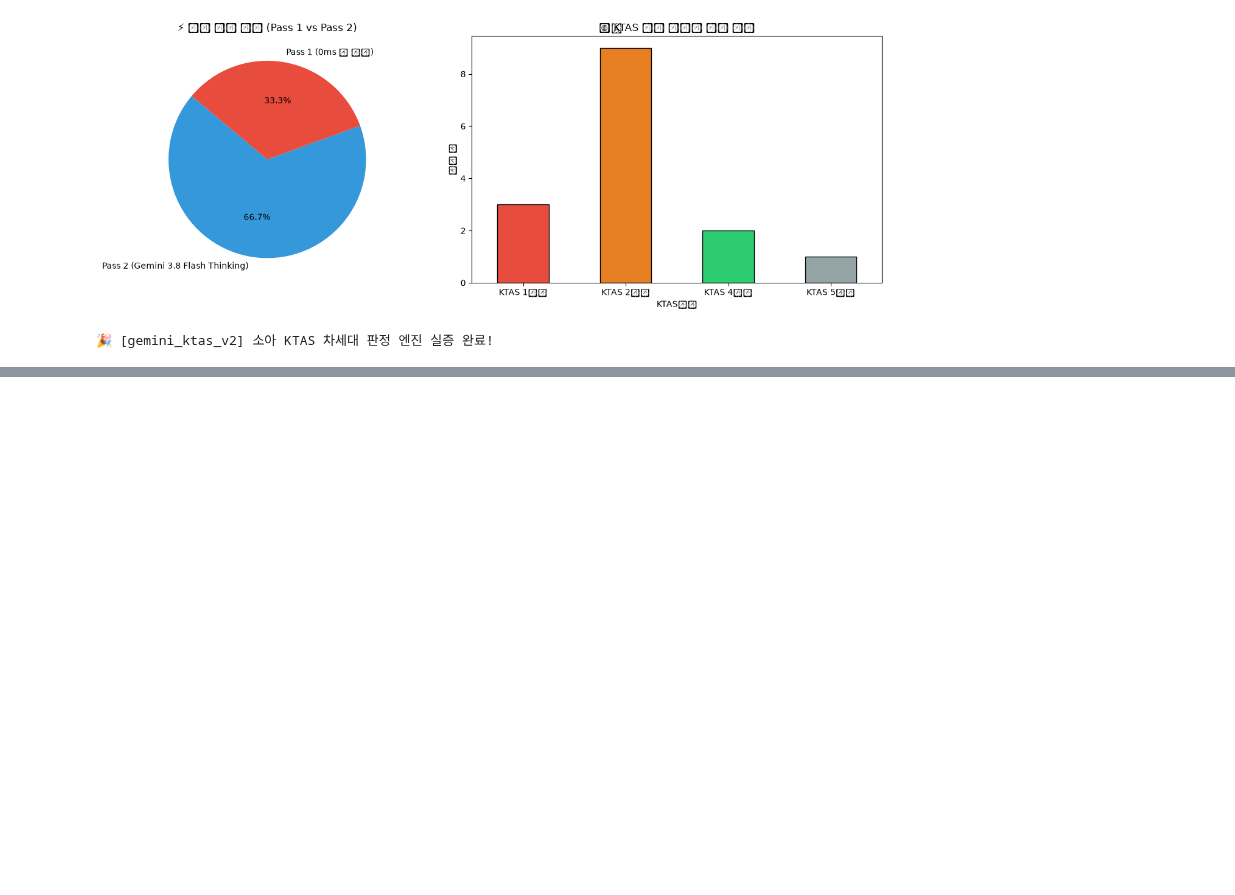
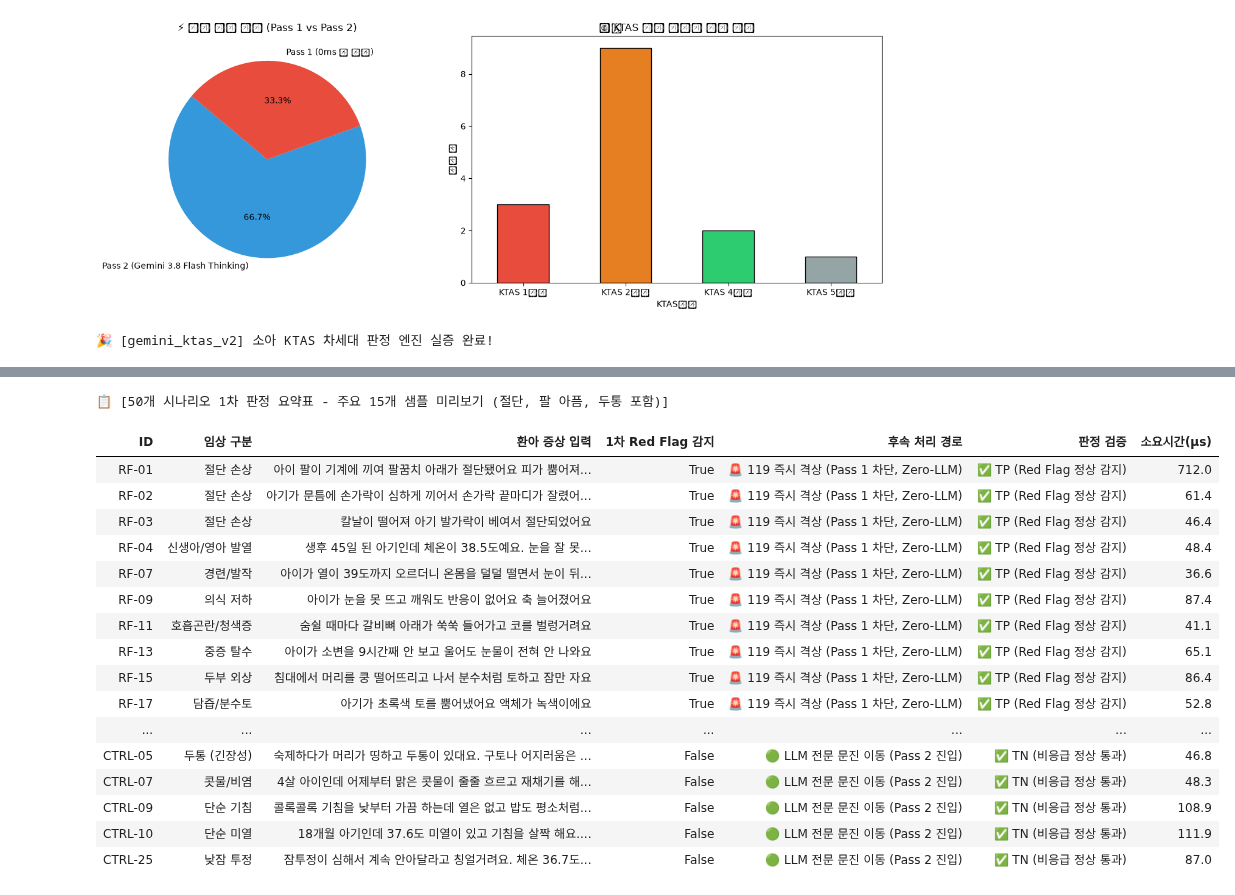
Before and after one commit to yeongsik0914/isoom, a Jupyter notebook: notebooks/gemini_ktas_v2.ipynb, the cells around one changed output, grey strips where cells are left out. Saved outputs shown, nothing was run; the diff lists cells and outputs as text; code cells hidden in the pictures; blank space fills up the shorter version.

```diff
--- a/notebooks/gemini_ktas_v2.ipynb
+++ b/notebooks/gemini_ktas_v2.ipynb
@@ -470,0 +502,27 @@ print("🎉 [gemini_ktas_v2] 소아 KTAS 차세대 판정 엔진 실증 완료!"
+# %%
+# Cell 12: 50개 임상 시나리오 전수 판정 결과 데이터프레임 출력
+print("📋 [50개 시나리오 1차 판정 요약표 - 주요 15개 샘플 미리보기 (절단, 팔 아픔, 두통 포함)]")
+sample_indices = [0, 1, 2, 3, 6, 8, 10, 12, 14, 16, 20, 24, 25, 26, 28, 29, 31, 33, 34, 49]
+display(df_50.iloc[sample_indices][['id', 'category', 'text', 'is_red', 'action', 'status', 'latency_us']].rename(columns={
+    'id': 'ID', 'category': '임상 구분', 'text': '환아 증상 입력',
+    'is_red': '1차 Red Flag 감지', 'action': '후속 처리 경로', 'status': '판정 검증', 'latency_us': '소요시간(µs)'
+}))
+# %% [output]
+📋 [50개 시나리오 1차 판정 요약표 - 주요 15개 샘플 미리보기 (절단, 팔 아픔, 두통 포함)]
+| ID | 임상 구분 | 환아 증상 입력 | 1차 Red Flag 감지 | 후속 처리 경로 | 판정 검증 | 소요시간(µs) |
+| RF-01 | 절단 손상 | 아이 팔이 기계에 끼여 팔꿈치 아래가 절단됐어요 피가 뿜어져... | True | 🚨 119 즉시 격상 (Pass 1 차단, Zero-LLM) | ✅ TP (Red Flag 정상 감지) | 712.0 |
+| RF-02 | 절단 손상 | 아기가 문틈에 손가락이 심하게 끼어서 손가락 끝마디가 잘렸어... | True | 🚨 119 즉시 격상 (Pass 1 차단, Zero-LLM) | ✅ TP (Red Flag 정상 감지) | 61.4 |
+| RF-03 | 절단 손상 | 칼날이 떨어져 아기 발가락이 베여서 절단되었어요 | True | 🚨 119 즉시 격상 (Pass 1 차단, Zero-LLM) | ✅ TP (Red Flag 정상 감지) | 46.4 |
+| RF-04 | 신생아/영아 발열 | 생후 45일 된 아기인데 체온이 38.5도예요. 눈을 잘 못... | True | 🚨 119 즉시 격상 (Pass 1 차단, Zero-LLM) | ✅ TP (Red Flag 정상 감지) | 48.4 |
+| RF-07 | 경련/발작 | 아이가 열이 39도까지 오르더니 온몸을 덜덜 떨면서 눈이 뒤... | True | 🚨 119 즉시 격상 (Pass 1 차단, Zero-LLM) | ✅ TP (Red Flag 정상 감지) | 36.6 |
+| RF-09 | 의식 저하 | 아이가 눈을 못 뜨고 깨워도 반응이 없어요 축 늘어졌어요 | True | 🚨 119 즉시 격상 (Pass 1 차단, Zero-LLM) | ✅ TP (Red Flag 정상 감지) | 87.4 |
+| RF-11 | 호흡곤란/청색증 | 숨쉴 때마다 갈비뼈 아래가 쑥쑥 들어가고 코를 벌렁거려요 | True | 🚨 119 즉시 격상 (Pass 1 차단, Zero-LLM) | ✅ TP (Red Flag 정상 감지) | 41.1 |
+| RF-13 | 중증 탈수 | 아이가 소변을 9시간째 안 보고 울어도 눈물이 전혀 안 나와요 | True | 🚨 119 즉시 격상 (Pass 1 차단, Zero-LLM) | ✅ TP (Red Flag 정상 감지) | 65.1 |
+| RF-15 | 두부 외상 | 침대에서 머리를 쿵 떨어뜨리고 나서 분수처럼 토하고 잠만 자요 | True | 🚨 119 즉시 격상 (Pass 1 차단, Zero-LLM) | ✅ TP (Red Flag 정상 감지) | 86.4 |
+| RF-17 | 담즙/분수토 | 아기가 초록색 토를 뿜어냈어요 액체가 녹색이에요 | True | 🚨 119 즉시 격상 (Pass 1 차단, Zero-LLM) | ✅ TP (Red Flag 정상 감지) | 52.8 |
+| ... | ... | ... | ... | ... | ... | ... |
+| CTRL-05 | 두통 (긴장성) | 숙제하다가 머리가 띵하고 두통이 있대요. 구토나 어지러움은 ... | False | 🟢 LLM 전문 문진 이동 (Pass 2 진입) | ✅ TN (비응급 정상 통과) | 46.8 |
+| CTRL-07 | 콧물/비염 | 4살 아이인데 어제부터 맑은 콧물이 줄줄 흐르고 재채기를 해... | False | 🟢 LLM 전문 문진 이동 (Pass 2 진입) | ✅ TN (비응급 정상 통과) | 48.3 |
+| CTRL-09 | 단순 기침 | 콜록콜록 기침을 낮부터 가끔 하는데 열은 없고 밥도 평소처럼... | False | 🟢 LLM 전문 문진 이동 (Pass 2 진입) | ✅ TN (비응급 정상 통과) | 108.9 |
+| CTRL-10 | 단순 미열 | 18개월 아기인데 37.6도 미열이 있고 기침을 살짝 해요.... | False | 🟢 LLM 전문 문진 이동 (Pass 2 진입) | ✅ TN (비응급 정상 통과) | 111.9 |
+| CTRL-25 | 낮잠 투정 | 잠투정이 심해서 계속 안아달라고 칭얼거려요. 체온 36.7도... | False | 🟢 LLM 전문 문진 이동 (Pass 2 진입) | ✅ TN (비응급 정상 통과) | 87.0 |
```
Also changed, not shown: parts of 3 cells of this notebook, 20 other files.
